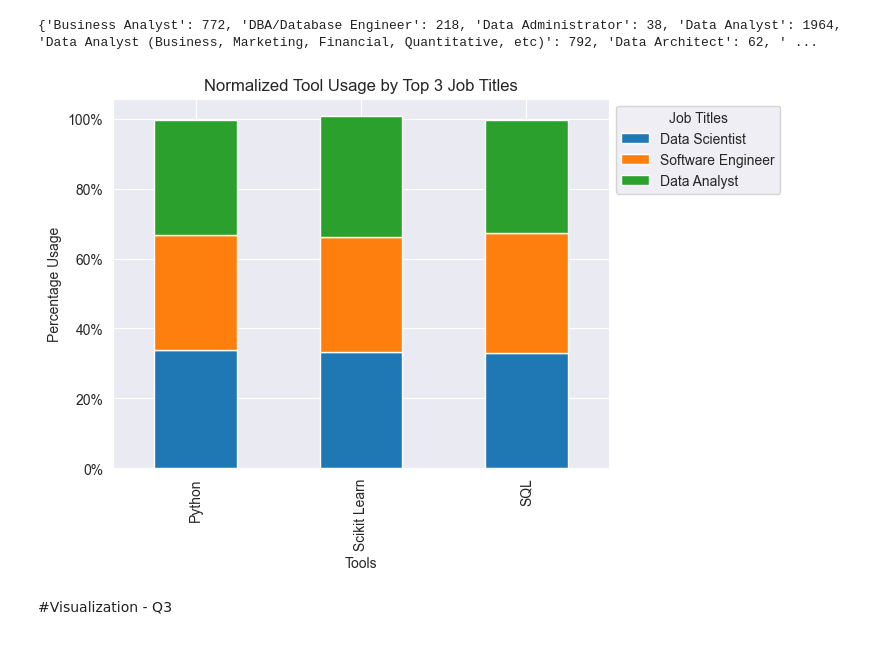
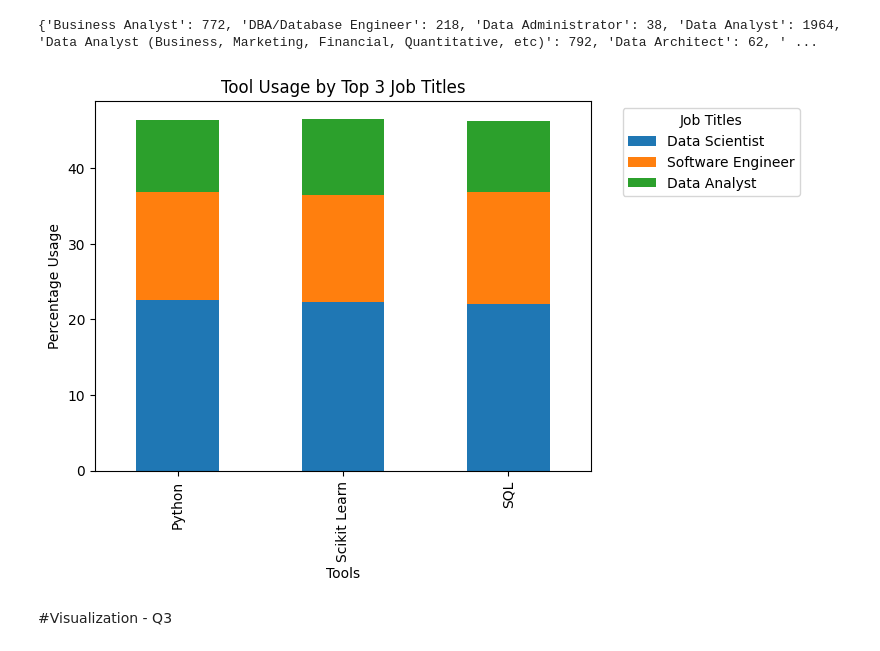
Before and after one commit to Lily-slow/CFG_Group5_project, a Jupyter notebook: Careers_in_Data.ipynb, the cells around one changed output. Saved outputs shown, nothing was run; the diff lists cells and outputs as text; code cells hidden in the pictures.

Commit message:
Made some changes and cleaned up the code a bit

```diff
--- a/Careers_in_Data.ipynb
+++ b/Careers_in_Data.ipynb
@@ -310,7 +327,3 @@ cols_to_drop = clean_df_2021.filter(regex=regex).columns
 
 # Drop the columns
 clean_df_2021 = clean_df_2021.drop(columns=cols_to_drop)
-# %%
-# Print new column indexes & names
-for i, col_name in enumerate(clean_df_2021.columns):
-    print(f'Index: {i}, Column Name: {col_name}')
@@ -2755,47 +2472,43 @@ sql_dict = {job: count / sql_total * 100 for job, count in sql_dict.items()}
 # Combine the dictionaries into a single dictionary
 q3_combined_dict = {'Python': python_dict, 'Scikit Learn': scikit_learn_dict, 'SQL': sql_dict}
 
 # Identify top 3 titles in each of the 3 tools
 top_jobs = {}
 for tool, tool_dict in q3_combined_dict.items():
     # Exclude 'Other' from the sorting and selection of top jobs
     top_jobs[tool] = sorted({k: v for k, v in tool_dict.items() if k != 'Other'}, key=tool_dict.get, reverse=True)[:3]
 
 # Identify top 3 titles (excluding 'Other') in each of the 3 tools
 top_jobs = {}
 for tool, tool_dict in q3_combined_dict.items():
     # Exclude 'Other' from the sorted list of jobs
     sorted_jobs = sorted({job: count for job, count in tool_dict.items() if job != 'Other'}, key=tool_dict.get, reverse=True)
     top_jobs[tool] = sorted_jobs[:3]  # Select the top 3 jobs
 
-# Create a df
+import matplotlib.pyplot as plt
+import pandas as pd
+
+#create a df
 q3_plot_df = pd.DataFrame(q3_combined_dict)
 
 # Filter dataframe to only include top 3 job titles for each tool
 filtered_q3_plot_df = pd.DataFrame()
 for tool in q3_combined_dict:
-    filtered_q3_plot_df = pd.concat([filtered_q3_plot_df, q3_plot_df.loc[top_jobs[tool], tool]], axis=1)
-
-# Calculate proportions
-normalized_q3_plot_df = filtered_q3_plot_df.divide(filtered_q3_plot_df.sum(axis=1), axis=0)
+  filtered_q3_plot_df = pd.concat([filtered_q3_plot_df, q3_plot_df.loc[top_jobs[tool], tool]], axis=1)
 
 # Stacked bar graph
-ax = normalized_q3_plot_df.T.plot(kind='bar', stacked=True)
+ax = filtered_q3_plot_df.T.plot(kind='bar', stacked=True)
 
 plt.xlabel('Tools')
 plt.ylabel('Percentage Usage')
-plt.title('Normalized Tool Usage by Top 3 Job Titles')
+plt.title('Tool Usage by Top 3 Job Titles')
 
-# Move the legend out of the plot
-plt.legend(loc='upper left', bbox_to_anchor=(1.0, 1.0), title="Job Titles")
-
-# This is the new part where we change the y-ticks to percentages
-import matplotlib.ticker as mtick
-ax.yaxis.set_major_formatter(mtick.PercentFormatter(1.0))
+# Update the position of the legend
+plt.legend(title="Job Titles", bbox_to_anchor=(1.05, 1), loc='upper left')
 
 plt.show()
 # %% [output]
-[figure, old version]
+[figure, new version]
 # %% [markdown]
 #Visualization - Q3
 # %% [markdown]
```
Also changed, not shown: parts of 129 cells of this notebook.
